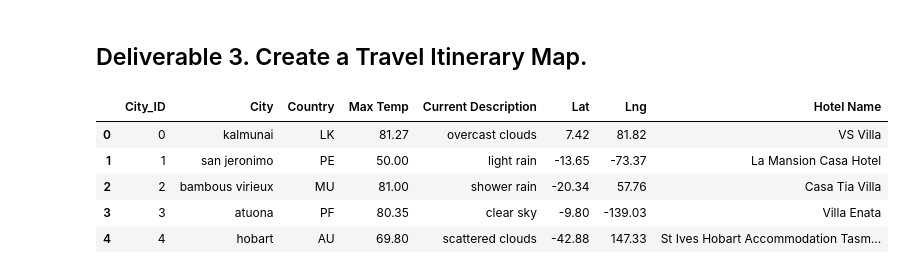
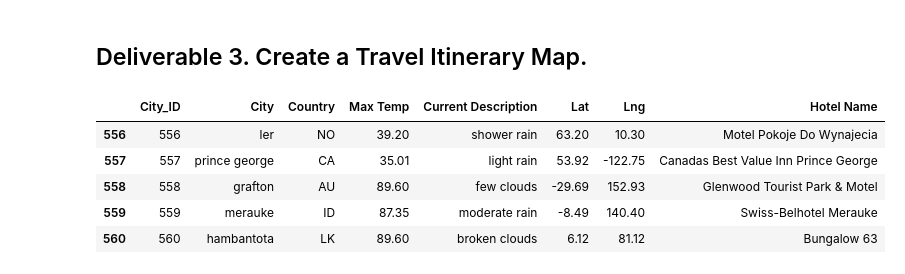
Before and after one commit to carolinacraus/World_Weather_Analysis, a Jupyter notebook: Vacation_Itinerary/Vacation_Itinerary.ipynb, the cells around one changed output. Saved outputs shown, nothing was run; the diff lists cells and outputs as text; code cells hidden in the pictures.

```diff
--- a/Vacation_Itinerary/Vacation_Itinerary.ipynb
+++ b/Vacation_Itinerary/Vacation_Itinerary.ipynb
@@ -14,11 +14,11 @@ gmaps.configure(api_key=g_key)
 # %%
 # 1. Read the WeatherPy_vacation.csv into a DataFrame.
 vacation_df = pd.read_csv("WeatherPy_vacation.csv")
-vacation_df.head()
+vacation_df.tail()
 # %% [output]
 |  | City_ID | City | Country | Max Temp | Current Description | Lat | Lng | Hotel Name |
-| 0 | 0 | kalmunai | LK | 81.27 | overcast clouds | 7.42 | 81.82 | VS Villa |
-| 1 | 1 | san jeronimo | PE | 50.00 | light rain | -13.65 | -73.37 | La Mansion Casa Hotel |
-| 2 | 2 | bambous virieux | MU | 81.00 | shower rain | -20.34 | 57.76 | Casa Tia Villa |
-| 3 | 3 | atuona | PF | 80.35 | clear sky | -9.80 | -139.03 | Villa Enata |
-| 4 | 4 | hobart | AU | 69.80 | scattered clouds | -42.88 | 147.33 | St Ives Hobart Accommodation Tasm... |
+| 556 | 556 | ler | NO | 39.20 | shower rain | 63.20 | 10.30 | Motel Pokoje Do Wynajecia |
+| 557 | 557 | prince george | CA | 35.01 | light rain | 53.92 | -122.75 | Canadas Best Value Inn Prince George |
+| 558 | 558 | grafton | AU | 89.60 | few clouds | -29.69 | 152.93 | Glenwood Tourist Park & Motel |
+| 559 | 559 | merauke | ID | 87.35 | moderate rain | -8.49 | 140.40 | Swiss-Belhotel Merauke |
+| 560 | 560 | hambantota | LK | 89.60 | broken clouds | 6.12 | 81.12 | Bungalow 63 |
```
Also changed, not shown: parts of 9 cells of this notebook, 4 other files.
